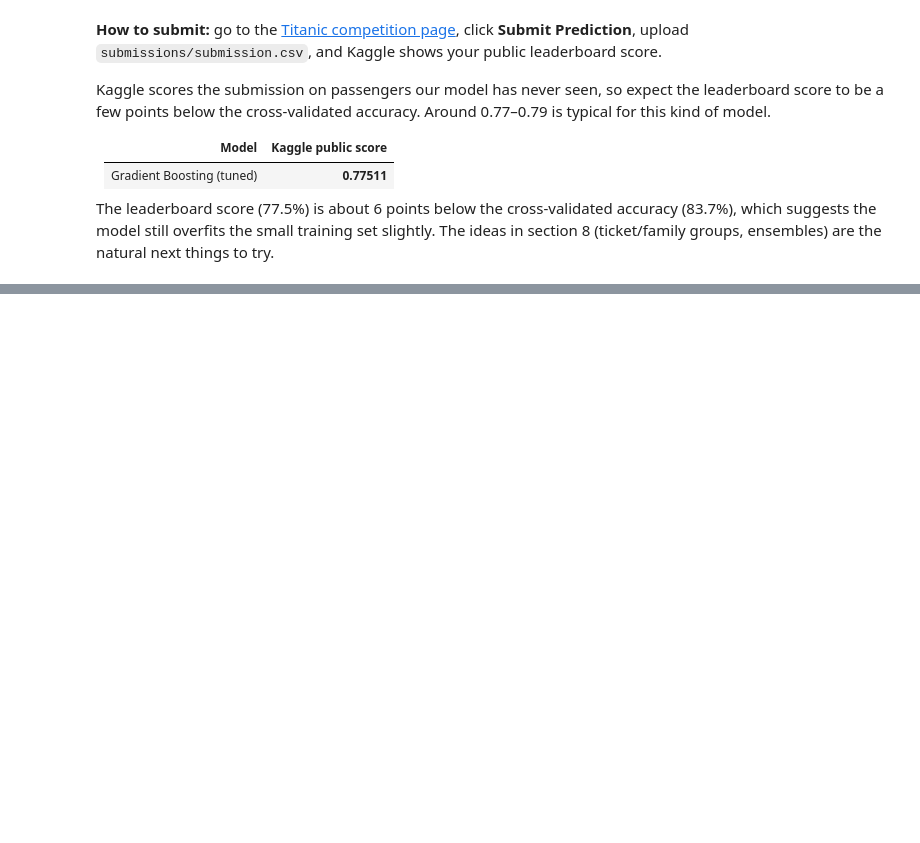
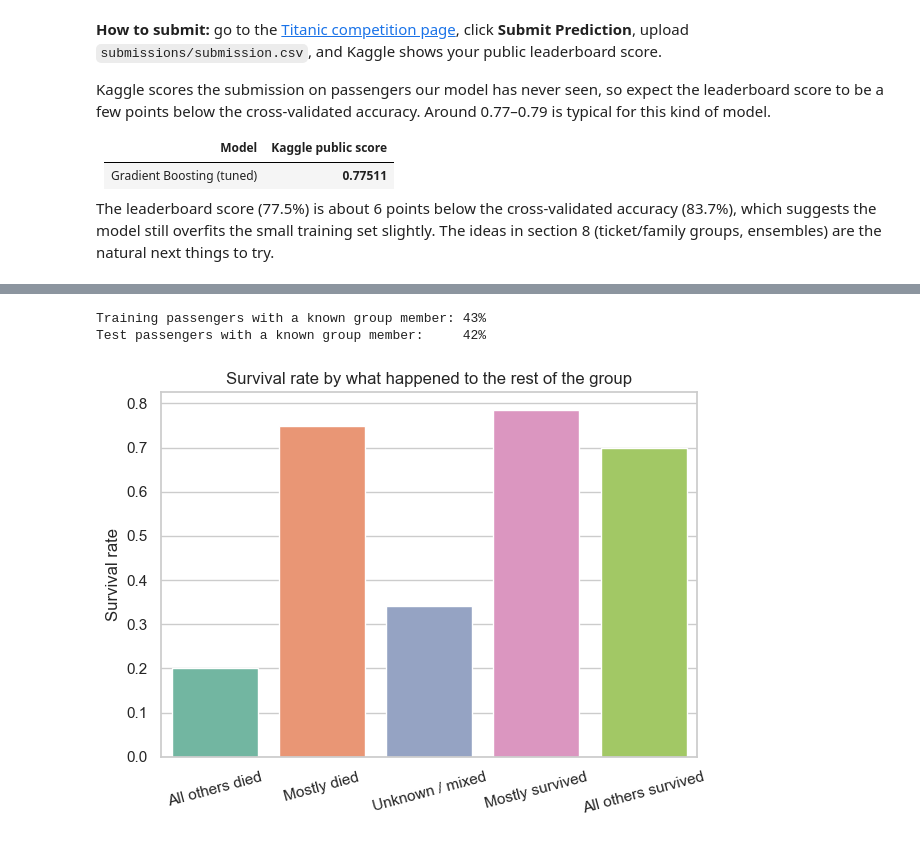
Before and after one commit to OlgaKoleda/titanic-survival-analysis, a Jupyter notebook: notebooks/titanic_analysis.ipynb, the cells around one changed output, grey strips where cells are left out. Cells and saved outputs as stored; diff of their text form; code cells hidden in the pictures; blank space fills up the shorter version.

```diff
--- a/notebooks/titanic_analysis.ipynb
+++ b/notebooks/titanic_analysis.ipynb
@@ -531,0 +605,41 @@ The leaderboard score (77.5%) is about 6 points below the cross‑validated accu
+# %%
+full["Surname"] = full["Name"].str.split(",").str[0]
+full["FamilyGroup"] = full["Surname"] + "_" + full["Pclass"].astype(str) + "_" + full["Fare"].round(1).astype(str)
+
+
+def others_survival_rate(group_col):
+    """Survival rate of the *other* known members of each passenger's group (NaN if none)."""
+    known = full["Survived"]                      # NaN for test passengers
+    group_sum = full.groupby(group_col)["Survived"].transform("sum")
+    group_count = full.groupby(group_col)["Survived"].transform("count")
+    others_sum = group_sum - known.fillna(0)      # remove the passenger's own label
+    others_count = group_count - known.notna()
+    return (others_sum / others_count).where(others_count > 0)
+
+
+family_rate = others_survival_rate("FamilyGroup")
+ticket_rate = others_survival_rate("Ticket")
+
+full["GroupSurvival"] = family_rate.fillna(ticket_rate).fillna(0.5)
+full["GroupKnown"] = (family_rate.notna() | ticket_rate.notna()).astype(int)
+
+print(f"Training passengers with a known group member: {full['GroupKnown'][:n_train].mean():.0%}")
+print(f"Test passengers with a known group member:     {full['GroupKnown'][n_train:].mean():.0%}")
+# %% [output]
+Training passengers with a known group member: 43%
+Test passengers with a known group member:     42%
+# %%
+train_full = full.iloc[:n_train]
+group_view = train_full.assign(
+    Group=pd.cut(train_full["GroupSurvival"], bins=[-0.01, 0.0, 0.49, 0.5, 0.99, 1.0],
+                 labels=["All others died", "Mostly died", "Unknown / mixed", "Mostly survived", "All others survived"]).astype(str)
+)
+ax = sns.barplot(data=group_view, x="Group", y="Survived", errorbar=None,
+                 order=["All others died", "Mostly died", "Unknown / mixed", "Mostly survived", "All others survived"])
+ax.set(title="Survival rate by what happened to the rest of the group", xlabel="", ylabel="Survival rate")
+plt.xticks(rotation=15)
+plt.tight_layout()
+plt.savefig("../images/group_survival.png", dpi=120)
+plt.show()
+# %% [output]
+[figure, added]
```
Also changed, not shown: parts of 18 cells of this notebook, 3 other files.
